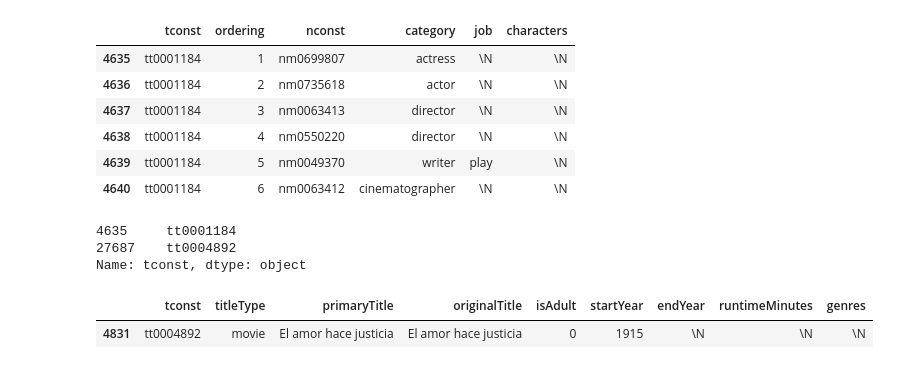
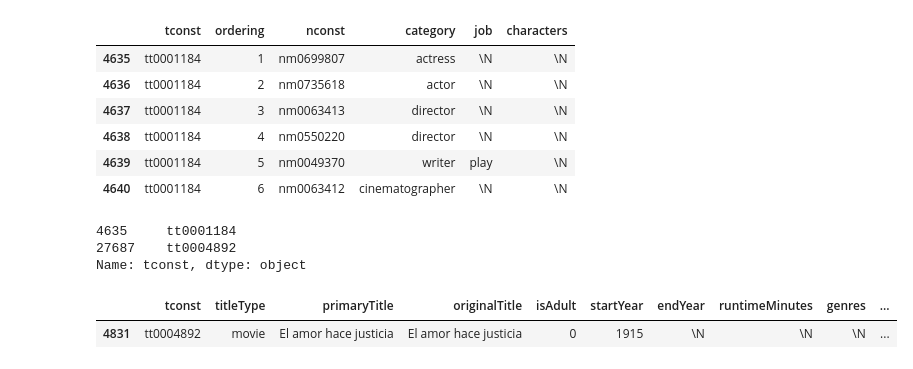
Before and after one commit to eduponto21/IMDB-BigData-Spark, a Jupyter notebook: Code/sanity_check.ipynb, the cells around one changed output. Saved outputs shown, nothing was run; the diff lists cells and outputs as text; code cells hidden in the pictures.

```diff
--- a/Code/sanity_check.ipynb
+++ b/Code/sanity_check.ipynb
@@ -46,3 +46,5 @@ df[df['tconst']=='tt0001184'][['genres','Action','History', 'Horror', 'Music',
 ## Actors, Producers and Crew
 # %%
 df_principals = pd.read_csv('../Data/title.principals.tsv', delimiter='\t')
+# %%
+df_ratings = pd.read_csv('../Data/title.ratings.tsv', delimiter='\t')
@@ -49,2 +60,4 @@ df_principals = pd.read_csv('../Data/title.principals.tsv', delimiter='\t')
 # %%
 df_titles = pd.read_csv('../Data/title.basics.tsv', delimiter='\t') #join ratings
+# %%
+df_titles_ratings = df_titles.merge(df_ratings, on='tconst', how='left')
@@ -78,8 +100,8 @@ df_principals[df_principals['nconst']=='nm0699807']['tconst']
 27687    tt0004892
 Name: tconst, dtype: object
 # %%
-df_titles[df_titles['tconst']=='tt0004892']
+df_titles_ratings[df_titles_ratings['tconst']=='tt0004892']
 # %% [output]
-|  | tconst | titleType | primaryTitle | originalTitle | isAdult | startYear | endYear | runtimeMinutes | genres |
-| 4831 | tt0004892 | movie | El amor hace justicia | El amor hace justicia | 0 | 1915 | \N | \N | \N |
+|  | tconst | titleType | primaryTitle | originalTitle | isAdult | startYear | endYear | runtimeMinutes | genres | ... |
+| 4831 | tt0004892 | movie | El amor hace justicia | El amor hace justicia | 0 | 1915 | \N | \N | \N | ... |
 # %%
```
Also changed, not shown: parts of 6 cells of this notebook, 5 other files.
